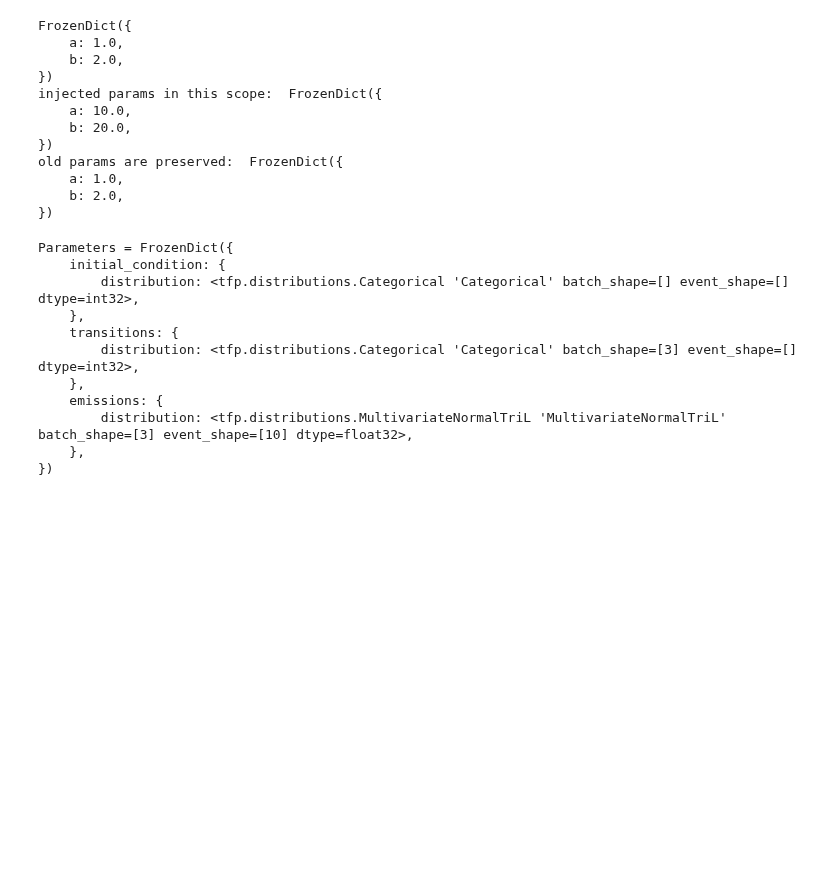
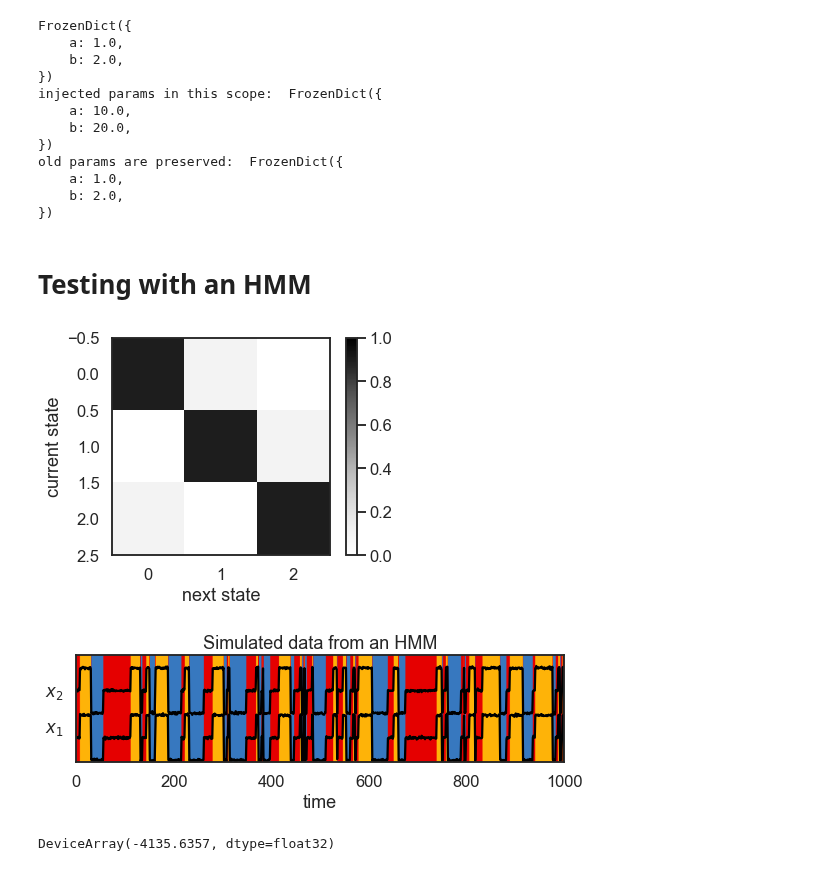
Before and after one commit to lindermanlab/ssm-jax, a Jupyter notebook: notebooks/scratch/params.ipynb, the cells around one changed output. Drawn from its saved outputs; the diff is of its cells as text; code cells hidden in the pictures; blank space fills up the shorter version.

Commit message:
add some parameter optimization logic examples

```diff
--- a/notebooks/scratch/params.ipynb
+++ b/notebooks/scratch/params.ipynb
@@ -163,16 +160,2 @@ import jax.random as jr
-# %%
-hmm = GaussianHMM(3, 10, seed=jr.PRNGKey(0))
-
-print("Parameters =", hmm._parameters)
-# %% [output]
-Parameters = FrozenDict({
-    initial_condition: {
-        distribution: <tfp.distributions.Categorical 'Categorical' batch_shape=[] event_shape=[] dtype=int32>,
-    },
-    transitions: {
-        distribution: <tfp.distributions.Categorical 'Categorical' batch_shape=[3] event_shape=[] dtype=int32>,
-    },
-    emissions: {
-        distribution: <tfp.distributions.MultivariateNormalTriL 'MultivariateNormalTriL' batch_shape=[3] event_shape=[10] dtype=float32>,
-    },
-})
+# %% [markdown]
+# Testing with an HMM
@@ -178,0 +241,29 @@ Parameters = FrozenDict({
+# %%
+# define some parameters
+num_states = 3
+num_emission_dims = 2
+
+transition_matrix = 0.9 * np.eye(num_states) \
+                    + 0.1 * np.roll(np.eye(num_states), 1, axis=1)
+
+emission_means = np.arange(6, dtype=float).reshape((3, 2)) - 3
+emission_covariance=0.25**2 * np.eye(num_emission_dims)
+
+# create the model
+true_hmm = GaussianHMM(
+    num_states=num_states,
+    num_emission_dims=num_emission_dims,
+    transition_matrix=transition_matrix,
+    emission_means=emission_means,
+    emission_covariances=emission_covariance)
+
+# sample latent states, observations (data) from the model
+num_timesteps = 1000
+states, data = true_hmm.sample(jr.PRNGKey(0), num_timesteps, num_samples=32)
+
+# view the sampled data
+plot_transition_matrix(transition_matrix)
+plot_hmm_data(data[0], states[0])
+# %% [output]
+[figure, added]
+[figure, added]
@@ -178,0 +276,4 @@ Parameters = FrozenDict({
+# %%
+test_hmm.marginal_likelihood(data).mean()
+# %% [output]
+DeviceArray(-4135.6357, dtype=float32)
```
Also changed, not shown: parts of 10 cells of this notebook.
